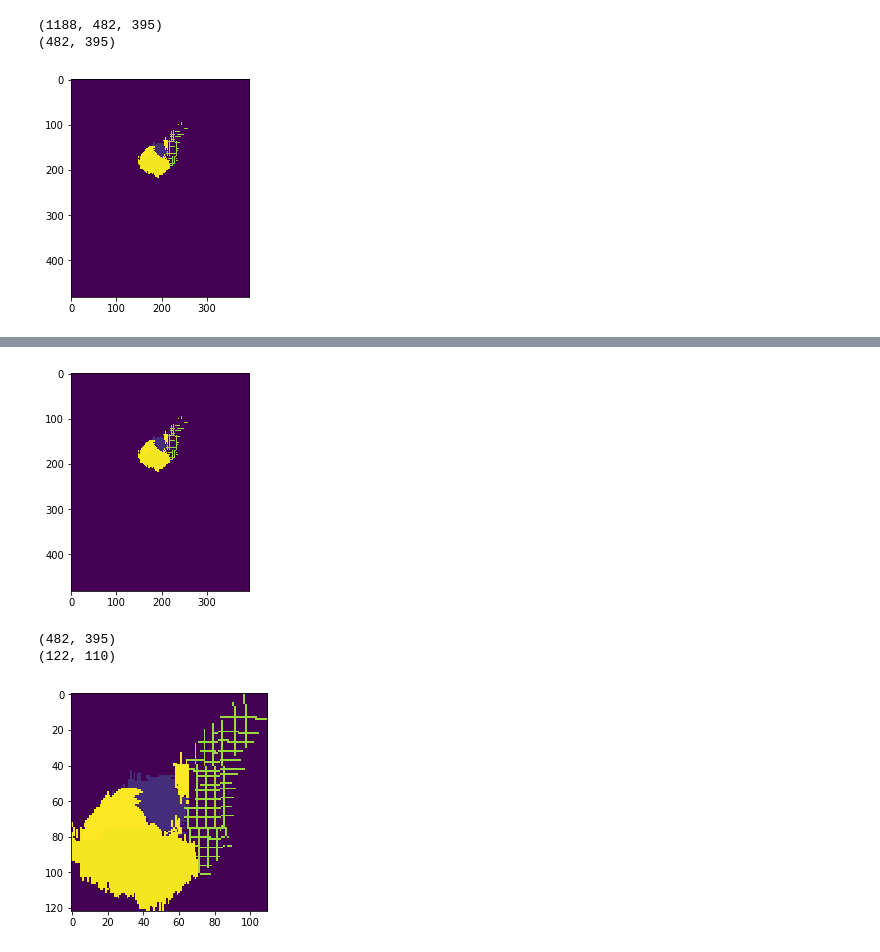
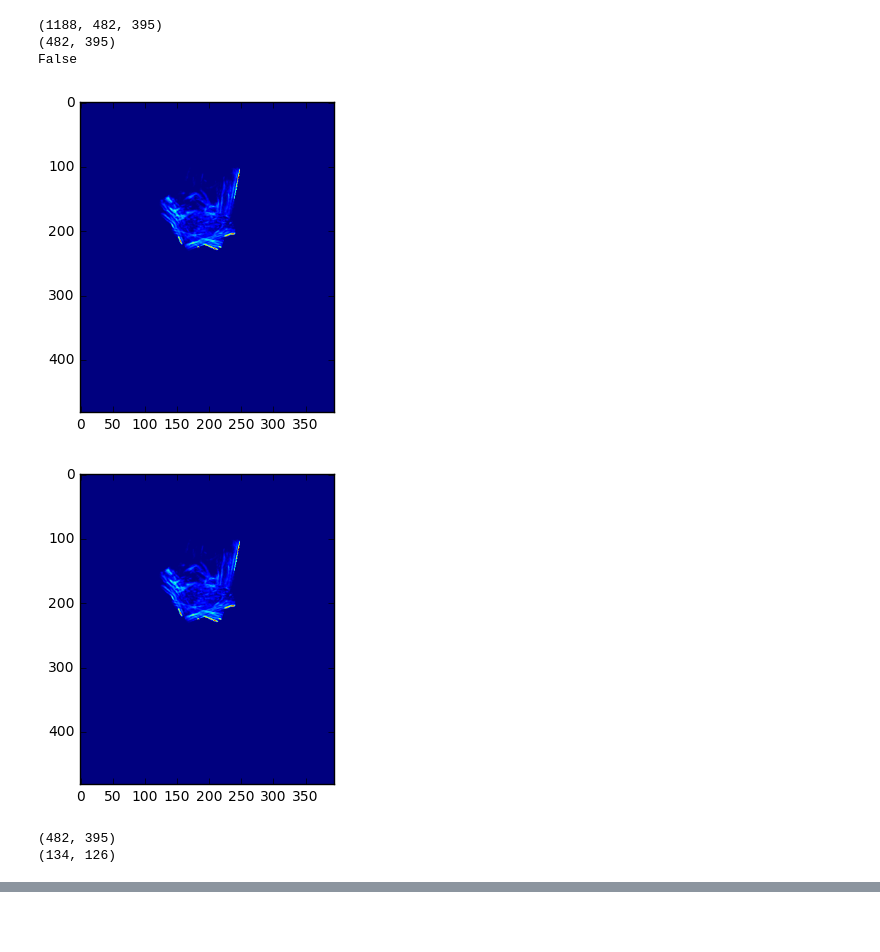
Before and after one commit to lhallock/openarm-seg, a Jupyter notebook: visualize_data_set.ipynb, the cells around one changed output, grey strips where cells are left out. Drawn from its saved outputs; the diff is of its cells as text; code cells hidden in the pictures; blank space fills up the shorter version.

```diff
--- a/visualize_data_set.ipynb
+++ b/visualize_data_set.ipynb
@@ -20,0 +23,20 @@ os.listdir(base_data_dir)
+# %%
+def empty_img(img):
+    """
+    Returns True if the image is empty
+    """
+    return not np.count_nonzero(img)
+
+def split_filename(filename):
+    """
+    Splits filename for a trial into 'trial10_30_w1', True if seg[label], False if vol[raw]
+    """
+    fn_lst = filename.split('_')
+    if len(fn_lst) >= 4:
+        trial_name = "_".join(fn_lst[:3])
+        if 'seg' in fn_lst[3]:
+            return trial_name, True
+        elif 'vol' in fn_lst[3]:
+            return trial_name, False
+    else:
+        return None, None
@@ -21,24 +77,46 @@ os.listdir(base_data_dir)
 # %%
-example_filename = os.path.join(base_data_dir, 'trial10_30_w1_seg_TRANS.nii')
-# example_filename = os.path.join(base_data_dir, 'trial10_30_w1_volume_TRANS.nii')
+example_segmentation = os.path.join(base_data_dir, 'trial10_30_w1_seg2_TRANS.nii')
+example_rawscan = os.path.join(base_data_dir, 'trial10_30_w1_volume_TRANS.nii')
 
-voxel = nib.load(example_filename)
-print(voxel.shape)
+scan_voxel = nib.load(example_rawscan)
+print(scan_voxel.shape)
 
 # plotting.plot_stat_map(img)
 # plotting.show()
 
-data1 = voxel.get_data()
+data1 = scan_voxel.get_data()
 x = 400
 for i in data1[x-1:x]:
     print(i.shape)
+    print(empty_img(i))
 #     print(i[200,:])
     plt.imshow(i)
     plt.show()
 #     print(i.shape)
 #     plotting.plot_stat_map(i)
 #     plotting.show()
+im = data1[x-1:x][0]
+plt.imshow(im)
+plt.show()
+print(im.shape)
+
+def bounding_box(img):
+    rows = np.any(img, axis=1)
+    cols = np.any(img, axis=0)
+    rmin, rmax = np.where(rows)[0][[0, -1]]
+    cmin, cmax = np.where(cols)[0][[0, -1]]
+    box = im[rmin : rmax, cmin : cmax]
+    return box
+#     return rmin, rmax, cmin, cmax
+box = bounding_box(im)
+print(box.shape)
+plt.imshow(box)
+plt.show()
 # %% [output]
 (1188, 482, 395)
 (482, 395)
+False
-[figure, old version]
+[figure, new version]
+[figure, added]
+(482, 395)
+(134, 126)
@@ -45,24 +124 @@ for i in data1[x-1:x]:
-# %%
-im = data1[x-1:x][0]
-plt.imshow(im)
-plt.show()
-print(im.shape)
-
-def bounding_box(img):
-    rows = np.any(img, axis=1)
-    cols = np.any(img, axis=0)
-    rmin, rmax = np.where(rows)[0][[0, -1]]
-    cmin, cmax = np.where(cols)[0][[0, -1]]
-    box = im[rmin : rmax, cmin : cmax]
-    return box
-#     return rmin, rmax, cmin, cmax
-box = bounding_box(im)
-print(box.shape)
-plt.imshow(box)
-plt.show()
-# %% [output]
-[figure, removed]
-(482, 395)
-(122, 110)
-[figure, removed]
 # %%
```
Also changed, not shown: parts of 21 cells of this notebook, 3 other files.
